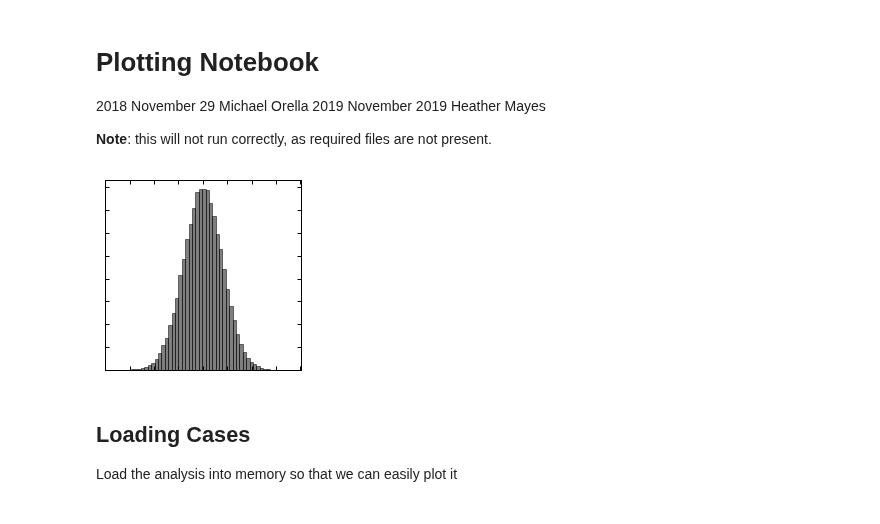
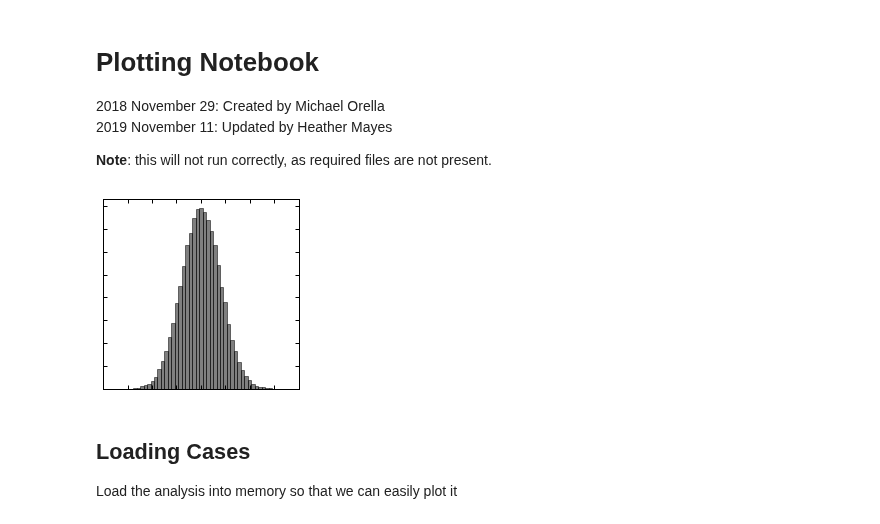
Before and after one commit to michaelorella/lignin-kmc, a Jupyter notebook: PlottingResults.ipynb, the cells around one changed output. Cells and saved outputs as stored; diff of their text form; code cells hidden in the pictures.

```diff
--- a/PlottingResults.ipynb
+++ b/PlottingResults.ipynb
@@ -1,10 +1,8 @@
 # %% [markdown]
 # Plotting Notebook
 
-2018 November 29
-Michael Orella
-2019 November 2019
-Heather Mayes
+2018 November 29: Created by Michael Orella <br>
+2019 November 11: Updated by Heather Mayes
 
 **Note**: this will not run correctly, as required files are not present.
 # %%
@@ -12,6 +10,7 @@ import matplotlib.pyplot as plt
 import pickle
 import numpy as np
 from ligninkmc.kmc_common import (BONDS)
+import os
 
 colors = {0: (0, 0, 0), 1: (1, 0, 0), 2: (0, 0, 1), 3: (0, 0.6, 0), 4: (0.6, 0, 0.6), 5: (1, 0.549, 0),
           6: (0, 0.6, 0.6), 7: (1, 0.8, 0), 8: (0.6078, 0.298, 0), 9: (0.6, 0, 0), 10: (0, 0, 0.6)}
@@ -20,19 +19,25 @@ linewidth=1
 singlecol = 3.3
 doublecol = 7
 height = 5
+
+
+plot_dir_name = 'plots'
+if not os.path.exists(plot_dir_name):
+    os.makedirs(plot_dir_name)
 # %%
 plt.figure(figsize=(3.5, 3.5))
 x = np.random.normal(loc=0.4, scale=0.02, size=100000)
 plt.hist(x,bins = 50, density=1, facecolor='black', alpha=0.5, edgecolor='black')
 [plt.gca().spines[i].set_linewidth(linewidth) for i in ['top', 'right', 'bottom', 'left']]
 plt.gca().tick_params(axis='both', which='major', labelsize=8, direction='in', pad=8,
                       top=True, right=True, width=1, length=4)
 plt.xlim([0.3, 0.5])
 plt.gca().set_xticklabels([''] * len(plt.gca().get_xticklabels()))
 plt.gca().set_yticklabels([''] * len(plt.gca().get_yticklabels()))
-plt.savefig('../plots/dist.svg', format='svg', transparent=True, bbox_inches='tight')
+f_name = os.path.join(plot_dir_name, 'dist.svg')
+plt.savefig(f_name, format='svg', transparent=True, bbox_inches='tight')
 # %% [output]
-[figure, old version]
+[figure, new version]
 # %% [markdown]
 ## Loading Cases
 Load the analysis into memory so that we can easily plot it
```
Also changed, not shown: parts of 8 cells of this notebook, 5 other files.
